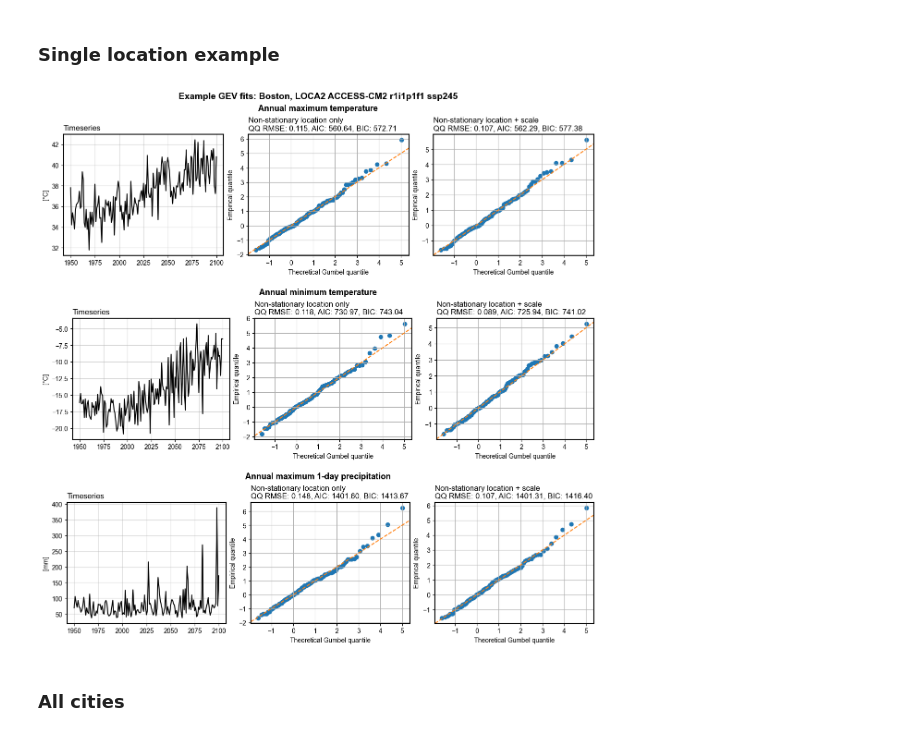
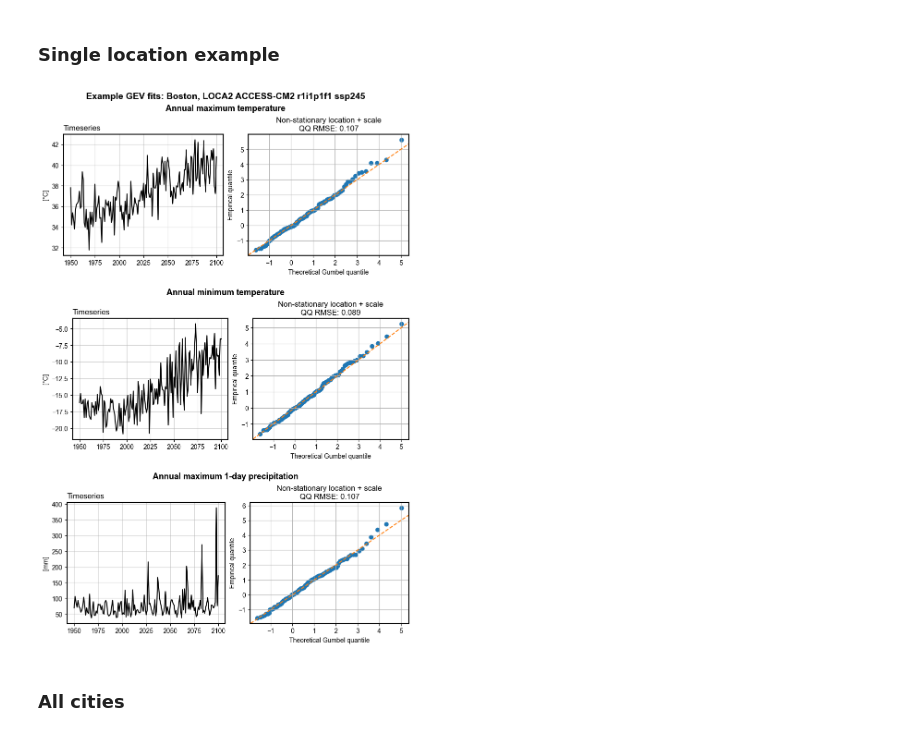
Before and after one commit to david0811/conus_comparison_lafferty-etal-2024, a Jupyter notebook: scripts/05_gev_evals.ipynb, the cells around one changed output. Cells and saved outputs as stored; diff of their text form; code cells hidden in the pictures.

Commit message:
updates to some plots

```diff
--- a/scripts/05_gev_evals.ipynb
+++ b/scripts/05_gev_evals.ipynb
@@ -42,7 +42,7 @@ plt.rcParams["axes.linewidth"] = 1.5
 # %%
 def plot_gev_row(fig, subfig, city, metric_id, ensemble, gcm, ssp, member):
     """Plot QQ plots for a single metric across non-stat loc and loc+scale models."""
-    axs = subfig.subplots(1, 3)
+    axs = subfig.subplots(1, 2)
 
     # Read both
     df_obs = pd.read_csv(f'{project_data_path}/metrics/cities/{city}_{metric_id}.csv')
@@ -56,19 +56,19 @@ def plot_gev_row(fig, subfig, city, metric_id, ensemble, gcm, ssp, member):
     ax.set_title('Timeseries', loc='left')
 
     # Middle: Non-stationary location only
-    df_fit_nsl = pd.read_csv(
-        f'{project_data_path}/extreme_value/cities/original_grid/freq/'
-        f'{city}_{metric_id}_1950-2100_mle_nonstat_nboot100_samples.csv'
-    )
-    stats_nsl = sle.gev_qq_plot(
-        df_fit=df_fit_nsl, df_obs=df_obs, metric_id=metric_id,
-        gcm=gcm, ssp=ssp, member=member, ensemble=ensemble,
-        gev_type='nonstat', ax=axs[1]
-    )
-    axs[1].set_title(
-        f"Non-stationary location only\nQQ RMSE: {stats_nsl[0]:.3f}, "
-        f"AIC: {stats_nsl[2]:.2f}, BIC: {stats_nsl[3]:.2f}", loc='left'
-    )
+    # df_fit_nsl = pd.read_csv(
+    #     f'{project_data_path}/extreme_value/cities/original_grid/freq/'
+    #     f'{city}_{metric_id}_1950-2100_mle_nonstat_nboot100_samples.csv'
+    # )
+    # stats_nsl = sle.gev_qq_plot(
+    #     df_fit=df_fit_nsl, df_obs=df_obs, metric_id=metric_id,
+    #     gcm=gcm, ssp=ssp, member=member, ensemble=ensemble,
+    #     gev_type='nonstat', ax=axs[1]
+    # )
+    # axs[1].set_title(
+    #     f"Non-stationary location only\nQQ RMSE: {stats_nsl[0]:.3f}, "
+    #     f"AIC: {stats_nsl[2]:.2f}, BIC: {stats_nsl[3]:.2f}", loc='left'
+    # )
 
     # Right: Non-stationary location + scale
     df_fit_nsls = pd.read_csv(
@@ -76,39 +76,39 @@ def plot_gev_row(fig, subfig, city, metric_id, ensemble, gcm, ssp, member):
         f'{city}_{metric_id}_1950-2100_mle_nonstat_scale_nboot100_samples.csv'
     )
     stats_nsls = sle.gev_qq_plot(
         df_fit=df_fit_nsls, df_obs=df_obs, metric_id=metric_id,
         gcm=gcm, ssp=ssp, member=member, ensemble=ensemble,
-        gev_type='nonstat_scale', ax=axs[2]
+        gev_type='nonstat_scale', ax=axs[-1]
     )
-    axs[2].set_title(
-        f"Non-stationary location + scale\nQQ RMSE: {stats_nsls[0]:.3f}, "
-        f"AIC: {stats_nsls[2]:.2f}, BIC: {stats_nsls[3]:.2f}", loc='left'
+    axs[-1].set_title(
+        f"Non-stationary location + scale\nQQ RMSE: {stats_nsls[0]:.3f}"
+        # f"AIC: {stats_nsls[2]:.2f}, BIC: {stats_nsls[3]:.2f}", loc='left'
     )
 
     return axs
 
 
 # Config
 city = 'boston'
 ensemble = 'LOCA2'
 gcm = 'ACCESS-CM2'
 ssp = 'ssp245'
 member = 'r1i1p1f1'
 
 metric_ids = ['max_tasmax', 'min_tasmin', 'max_pr']
 
-fig = plt.figure(figsize=(12, 12), layout='constrained')
+fig = plt.figure(figsize=(8, 12), layout='constrained')
 subfigs = fig.subfigures(3, 1, hspace=0.05)
 
 fig.suptitle(f"Example GEV fits: {city.capitalize()}, {ensemble} {gcm} {member} {ssp}", fontweight='bold', fontsize=14)
 
 for subfig, metric_id in zip(subfigs, metric_ids):
     subfig.suptitle(pu.title_labels[metric_id], fontsize=13, fontweight='bold')
     plot_gev_row(fig, subfig, city, metric_id, ensemble, gcm, ssp, member)
 
 plt.savefig(f"{project_code_path}/figs/si/{city}_example_gev_fits.pdf")
 # %% [output]
-[figure, old version]
+[figure, new version]
 # %% [markdown]
 ### All cities
 # %%
```
Also changed, not shown: parts of 9 cells of this notebook, 4 other files.
